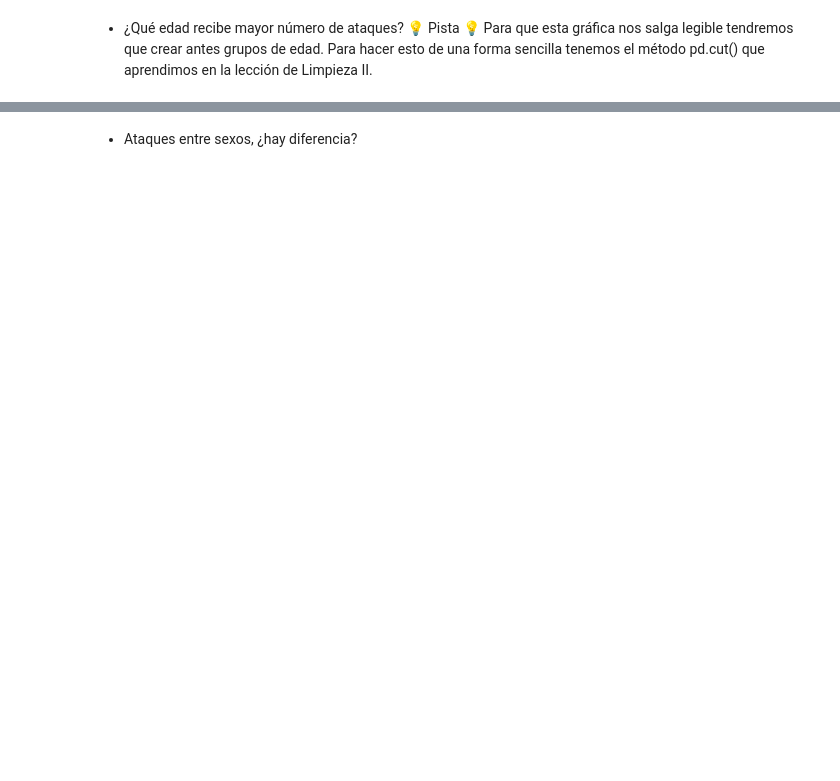
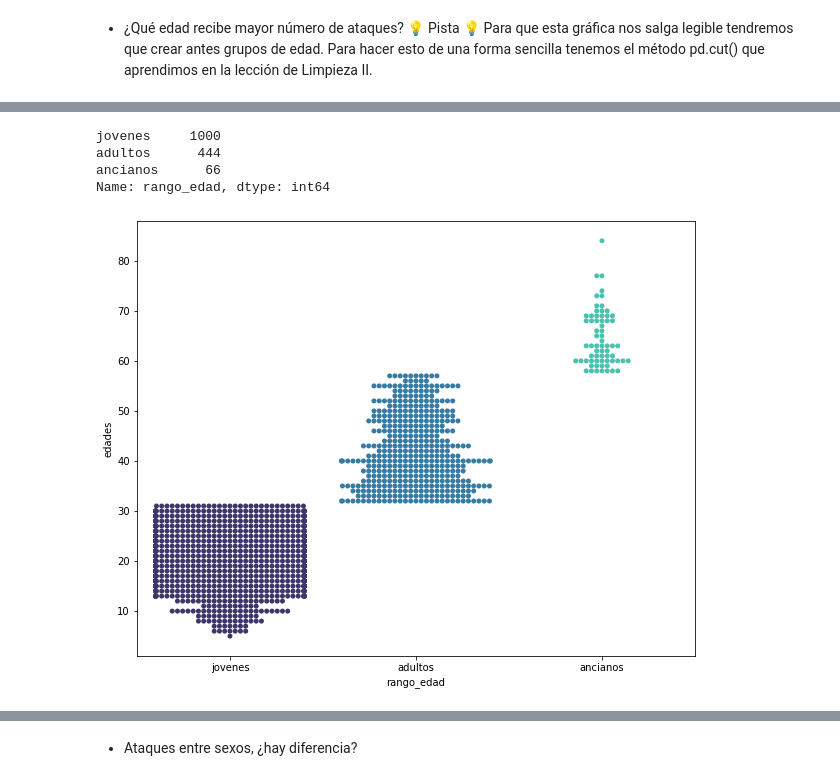
Before and after one commit to Adalab/DA-promo-c-modulo-2-sprint-2-Anahi-Mai, a Jupyter notebook: EDA/pp_eda_III.ipynb, the cells around one changed output, grey strips where cells are left out. Drawn from its saved outputs; the diff is of its cells as text; code cells hidden in the pictures; blank space fills up the shorter version.

```diff
--- a/EDA/pp_eda_III.ipynb
+++ b/EDA/pp_eda_III.ipynb
@@ -160,0 +176,3 @@ plt.show(); '''
+# %%
+df['rango_edad']= pd.cut(df['edades'], 3 , labels = ['Jovenes', 'Adultos', 'Ancianos'])
+df.head()
@@ -160,0 +186,13 @@ plt.show(); '''
+# %%
+df['rango_edad'].value_counts()
+# %% [output]
+jovenes     1000
+adultos      444
+ancianos      66
+Name: rango_edad, dtype: int64
+# %%
+sns.swarmplot('rango_edad', 'edades', data = df, palette = "mako")
+
+plt.show(); #comprobamos los rangos de edad que está tomando el método pd.cut para cada categoría
+# %% [output]
+[figure, added]
```
Also changed, not shown: parts of 37 cells of this notebook, 2 other files.
